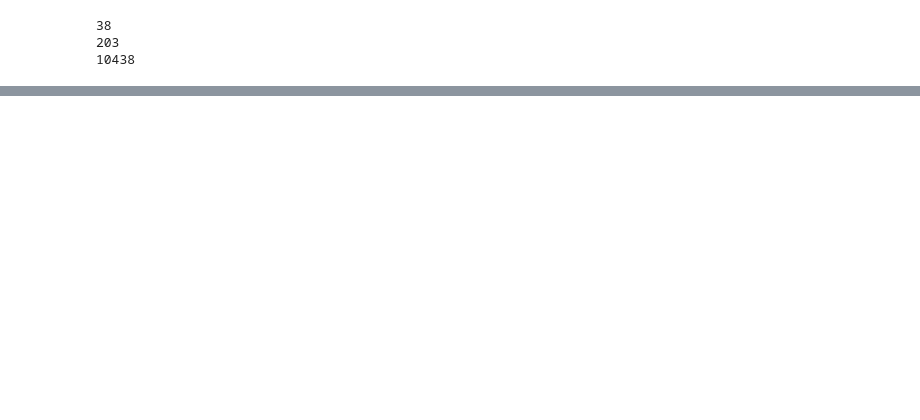
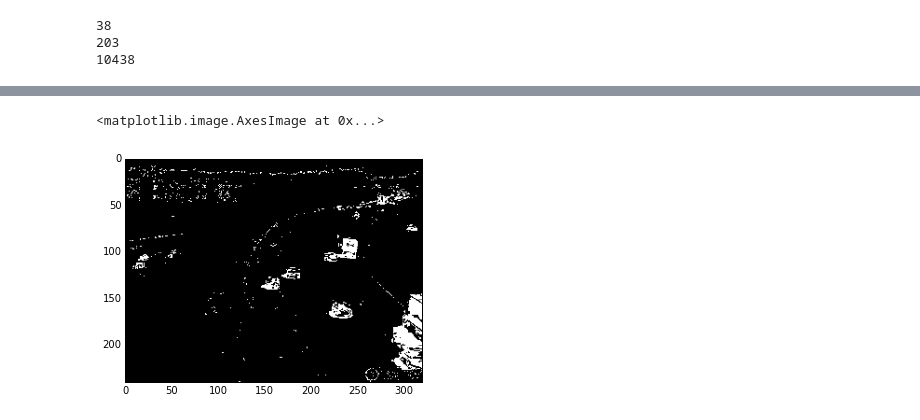
Before and after one commit to xelabit/aacimp2015-video-surveillance-systems, a Jupyter notebook: src/analysis/avg_picture.ipynb, the cells around one changed output, grey strips where cells are left out. Cells and saved outputs as stored; diff of their text form; code cells hidden in the pictures; blank space fills up the shorter version.

```diff
--- a/src/analysis/avg_picture.ipynb
+++ b/src/analysis/avg_picture.ipynb
@@ -62,0 +103,6 @@ for index in range(counter):
+# %%
+X_train_no_bg[0] = (abs(X_train[0].astype('int8') - X_train_avg[0].astype('int8'))).astype('uint8')
+for i in range(X_train_no_bg[0].shape[0]):
+        for j in range(X_train_no_bg[0].shape[1]):
+            if (X_train_no_bg[0][i][j][0] + X_train_no_bg[0][i][j][1] + X_train_no_bg[0][i][j][2]  < 50) :
+                X_train_no_bg[0][i][j] = np.array(np.zeros(shape = X_train_no_bg[0][i][j].shape , dtype='uint8'))
@@ -62,0 +114,13 @@ for index in range(counter):
+# %%
+test = np.array(np.zeros(shape = X_train_no_bg[0].shape , dtype='uint8'))
+for i in range(X_train_no_bg[0].shape[0]):
+        for j in range(X_train_no_bg[0].shape[1]):
+            if (X_train_no_bg[0][i][j][0] + X_train_no_bg[0][i][j][1] + X_train_no_bg[0][i][j][2]  > 80) :
+                test[i][j][0] = 255
+                test[i][j][1] = 255
+                test[i][j][2] = 255
+# %%
+plt.imshow(test)
+# %% [output]
+<matplotlib.image.AxesImage at 0x...>
+[figure, added]
```
Also changed, not shown: parts of 17 cells of this notebook.
